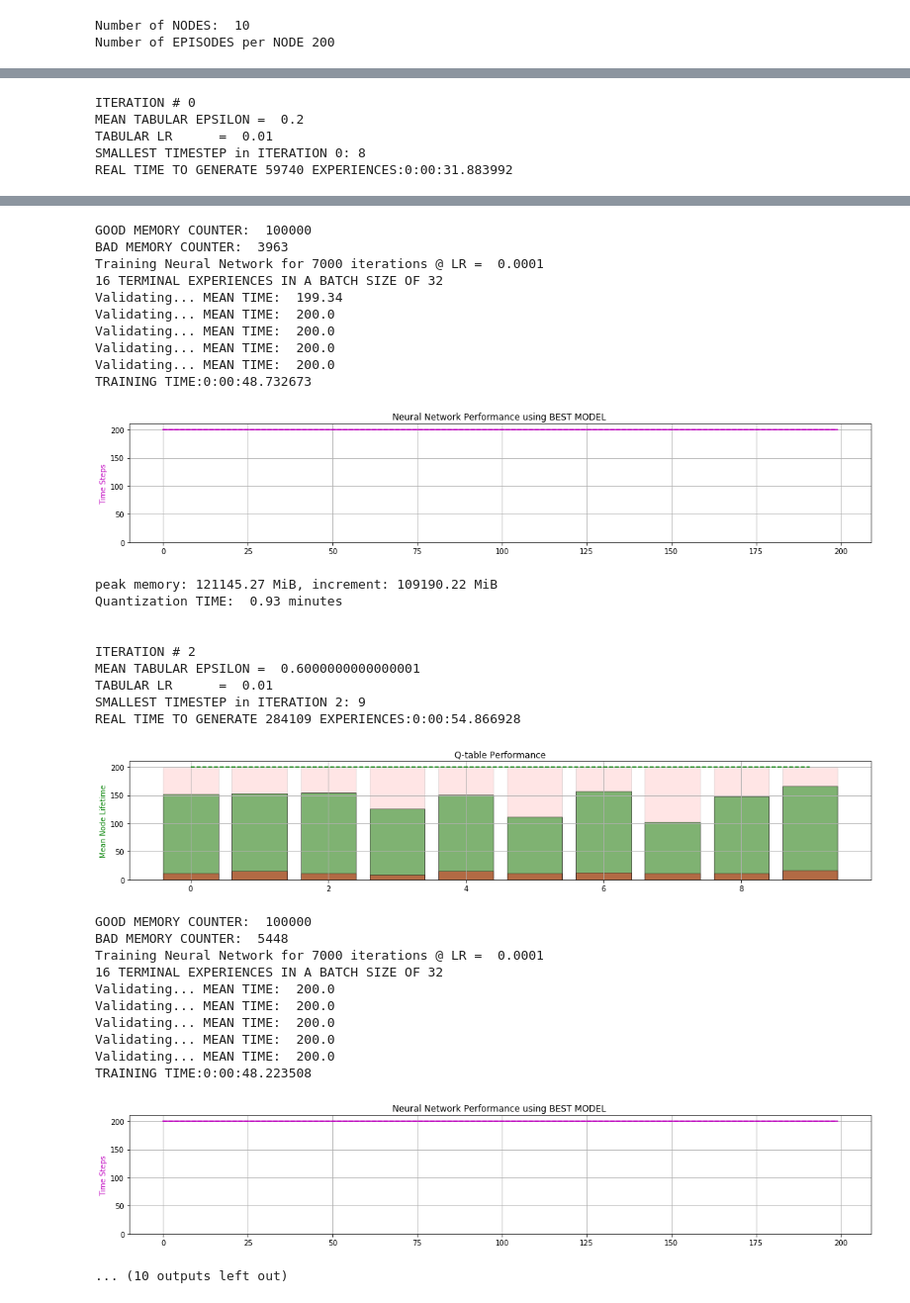
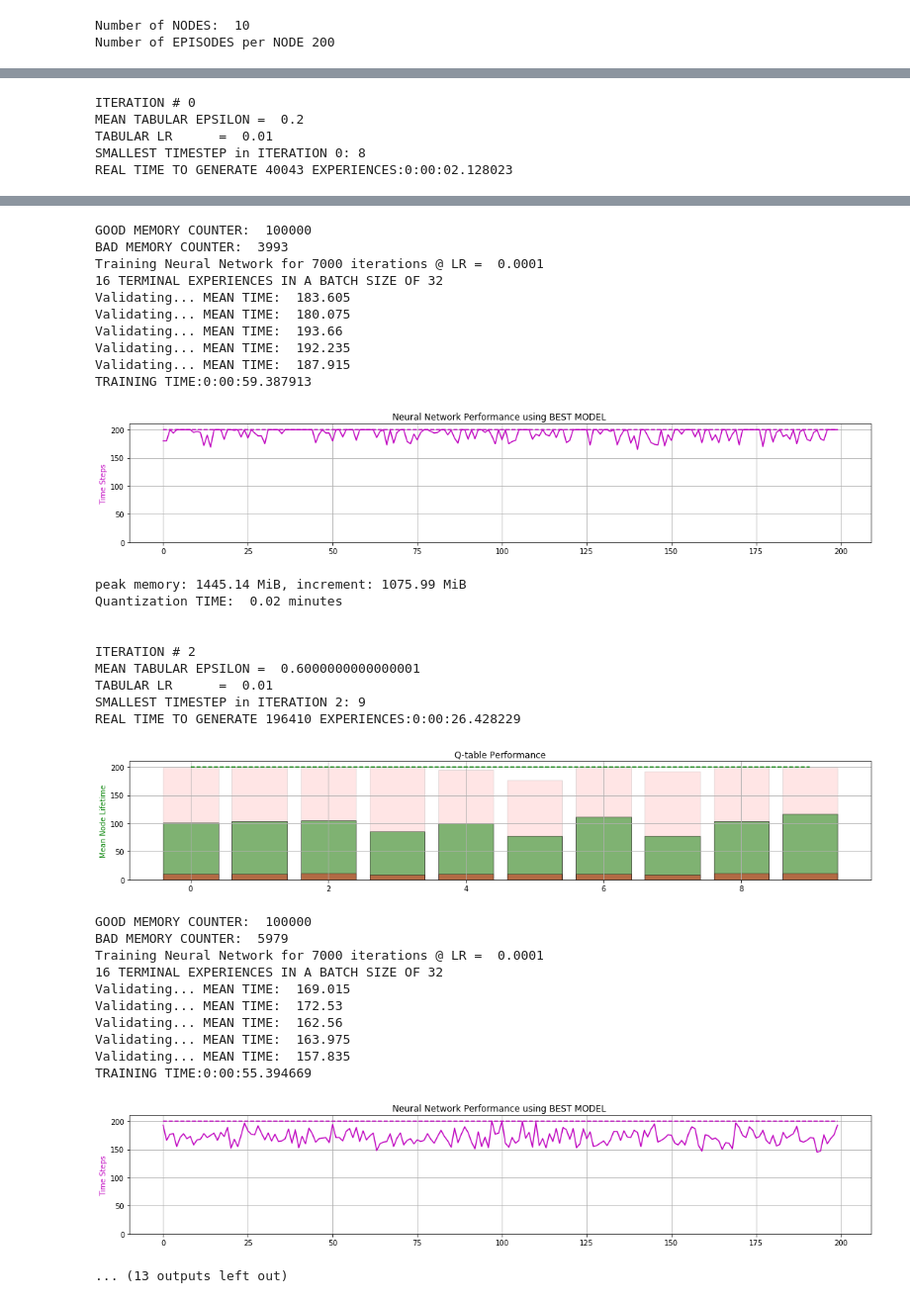
Before and after one commit to 5mali/cartpole_ecosys, a Jupyter notebook: ECO_D/ECO_BASE_D.ipynb, the cells around one changed output, grey strips where cells are left out. Shown at 99% size. Saved outputs shown, nothing was run; the diff lists cells and outputs as text; code cells hidden in the pictures.

```diff
--- a/ECO_D/ECO_BASE_D.ipynb
+++ b/ECO_D/ECO_BASE_D.ipynb
@@ -85,7 +85,7 @@ TARGET_REPLACE_ITER = 100   # target update frequency
 TERMINAL_BIAS       = 0.5   # no. of terminal memories in batch
 MIN_MEMORY_CAP      = 100000
 # %%
-MAX_NO_OF_ITERATIONS = 15
+MAX_NO_OF_ITERATIONS = 30
 MAX_NN_ITERATIONS    = 7000
 print("Number of ITERATIONS: ",MAX_NO_OF_ITERATIONS)
 # %% [output]
@@ -353,23 +334,23 @@ iteration = 0
 dqn = D3QN()
 
 # INITIALIZE BOUNDARY TO MAXIMUM VALUES
-init_node_boundary = [C_POS_ABS_MAX, C_VEL_ABS_MAX, P_ANG_ABS_MAX, P_VEL_ABS_MAX, LENGTH_ABS_MAX,
-                      C_POS_ABS_MIN, C_VEL_ABS_MIN, P_ANG_ABS_MIN, P_VEL_ABS_MIN, LENGTH_ABS_MIN]
+init_node_boundary = [C_POS_ABS_MAX, C_VEL_ABS_MAX, P_ANG_ABS_MAX, P_VEL_ABS_MAX,
+                      C_POS_ABS_MIN, C_VEL_ABS_MIN, P_ANG_ABS_MIN, P_VEL_ABS_MIN]
 
 
 
 # CREATE STATE COMBINATIONS
 # ###############################################
 
-init_state_combinations = ndim_grid([C_POS_ABS_MIN, C_VEL_ABS_MIN, P_ANG_ABS_MIN, P_VEL_ABS_MIN, LENGTH_ABS_MIN ],
-                                    [C_POS_ABS_MAX, C_VEL_ABS_MAX, P_ANG_ABS_MAX, P_VEL_ABS_MAX, LENGTH_ABS_MAX ],
-                                    [HI_GRAIN , HI_GRAIN , HI_GRAIN , HI_GRAIN , LO_GRAIN*NO_OF_NODES   ])
+init_state_combinations = ndim_grid([C_POS_ABS_MIN, C_VEL_ABS_MIN, P_ANG_ABS_MIN, P_VEL_ABS_MIN],
+                                    [C_POS_ABS_MAX, C_VEL_ABS_MAX, P_ANG_ABS_MAX, P_VEL_ABS_MAX],
+                                    [HI_GRAIN , HI_GRAIN , HI_GRAIN , HI_GRAIN])
 
 
 
 # GET Q-VALUES
 start = timeit.default_timer()
-%memit init_q_table = dqn.get_qvals(init_state_combinations).reshape(HI_GRAIN , HI_GRAIN , HI_GRAIN , HI_GRAIN , LO_GRAIN*NO_OF_NODES , -1).astype(np.float16)
+%memit init_q_table = dqn.get_qvals(init_state_combinations).reshape(HI_GRAIN , HI_GRAIN , HI_GRAIN , HI_GRAIN, -1).astype(np.float16)
 stop = timeit.default_timer()
 print("Quantization TIME: ", np.round((stop-start)/60,2), "minutes")
 
@@ -492,18 +473,14 @@ while iteration < MAX_NO_OF_ITERATIONS:
         if(nn_iter%int(NN_ITERATIONS/5) == int(NN_ITERATIONS/5)-1):
             print("Validating... ",end="")
             time_rec = []
-            v_env.length   = np.random.uniform(LENGTH_ABS_MIN, LENGTH_ABS_MAX)
-            v_xtra = [v_env.length]
             for i_episode in range(TIMESTEP_LIMIT):
                 time_step = 0
                 s = v_env.reset()
-                s = np.append(s, v_xtra)
 
                 while True:
                     time_step += 1
                     a = dqn.choose_greedy_action(s)
                     s_, r, done, info = v_env.step(a)
-                    s_ = np.append(s_, v_xtra)
 
                     if done:
                         break
@@ -526,18 +503,14 @@ while iteration < MAX_NO_OF_ITERATIONS:
 
     time_rec = []
     for i_episode in range(TIMESTEP_LIMIT):
-        env.length   = np.random.uniform(LENGTH_ABS_MIN, LENGTH_ABS_MAX)
-        Xtra = [env.length]
         time_step = 0
         s = env.reset()
-        s = np.append(s, Xtra)
 
         while True:
     #         env.render()
             time_step += 1
             a = best_dqn.choose_greedy_action(s)
             s_, r, done, info = env.step(a)
-            s_ = np.append(s_, Xtra)
             if done:
                 break
             s = s_
@@ -568,7 +541,7 @@ while iteration < MAX_NO_OF_ITERATIONS:
 
     start = timeit.default_timer()
     # GET Q-VALUES
-    %memit node_q_table = best_dqn.get_qvals(init_state_combinations).reshape(HI_GRAIN , HI_GRAIN , HI_GRAIN , HI_GRAIN , LO_GRAIN*NO_OF_NODES , -1).astype(np.float16)
+    %memit node_q_table = best_dqn.get_qvals(init_state_combinations).reshape(HI_GRAIN , HI_GRAIN , HI_GRAIN , HI_GRAIN, -1).astype(np.float16)
 
     # SAVE QFILE
 #     np.save(node_QFILE, node_q_table)
@@ -615,4 +588,4 @@ ITERATION # 0
 MEAN TABULAR EPSILON =  0.2
 TABULAR LR      =  0.01
 SMALLEST TIMESTEP in ITERATION 0: 8
-REAL TIME TO GENERATE 59740 EXPERIENCES:0:00:31.883992
+REAL TIME TO GENERATE 40043 EXPERIENCES:0:00:02.128023
@@ -641,36 +614,36 @@ REAL TIME TO GENERATE 134977 EXPERIENCES:0:00:34.042189
 GOOD MEMORY COUNTER:  100000
-BAD MEMORY COUNTER:  3963
+BAD MEMORY COUNTER:  3993
 Training Neural Network for 7000 iterations @ LR =  0.0001
 16 TERMINAL EXPERIENCES IN A BATCH SIZE OF 32
-Validating... MEAN TIME:  199.34
-Validating... MEAN TIME:  200.0
-Validating... MEAN TIME:  200.0
-Validating... MEAN TIME:  200.0
-Validating... MEAN TIME:  200.0
-TRAINING TIME:0:00:48.732673
+Validating... MEAN TIME:  183.605
+Validating... MEAN TIME:  180.075
+Validating... MEAN TIME:  193.66
+Validating... MEAN TIME:  192.235
+Validating... MEAN TIME:  187.915
+TRAINING TIME:0:00:59.387913
-[figure, old version]
+[figure, new version]
-peak memory: 121145.27 MiB, increment: 109190.22 MiB
-Quantization TIME:  0.93 minutes
+peak memory: 1445.14 MiB, increment: 1075.99 MiB
+Quantization TIME:  0.02 minutes
 
 
 ITERATION # 2
 MEAN TABULAR EPSILON =  0.6000000000000001
 TABULAR LR      =  0.01
 SMALLEST TIMESTEP in ITERATION 2: 9
-REAL TIME TO GENERATE 284109 EXPERIENCES:0:00:54.866928
+REAL TIME TO GENERATE 196410 EXPERIENCES:0:00:26.428229
-[figure, old version]
+[figure, new version]
 GOOD MEMORY COUNTER:  100000
-BAD MEMORY COUNTER:  5448
+BAD MEMORY COUNTER:  5979
 Training Neural Network for 7000 iterations @ LR =  0.0001
 16 TERMINAL EXPERIENCES IN A BATCH SIZE OF 32
-Validating... MEAN TIME:  200.0
-Validating... MEAN TIME:  200.0
-Validating... MEAN TIME:  200.0
-Validating... MEAN TIME:  200.0
-Validating... MEAN TIME:  200.0
-TRAINING TIME:0:00:48.223508
+Validating... MEAN TIME:  169.015
+Validating... MEAN TIME:  172.53
+Validating... MEAN TIME:  162.56
+Validating... MEAN TIME:  163.975
+Validating... MEAN TIME:  157.835
+TRAINING TIME:0:00:55.394669
-[figure, old version]
+[figure, new version]
-... (10 outputs left out)
+... (13 outputs left out)
 # %%
 print("Total Parallel Timesteps : ", total_parallel_timesteps)
 print("Total Serial Timesteps   : ", total_serial_timesteps)
```
Also changed, not shown: parts of 9 cells of this notebook, 1 other file.
